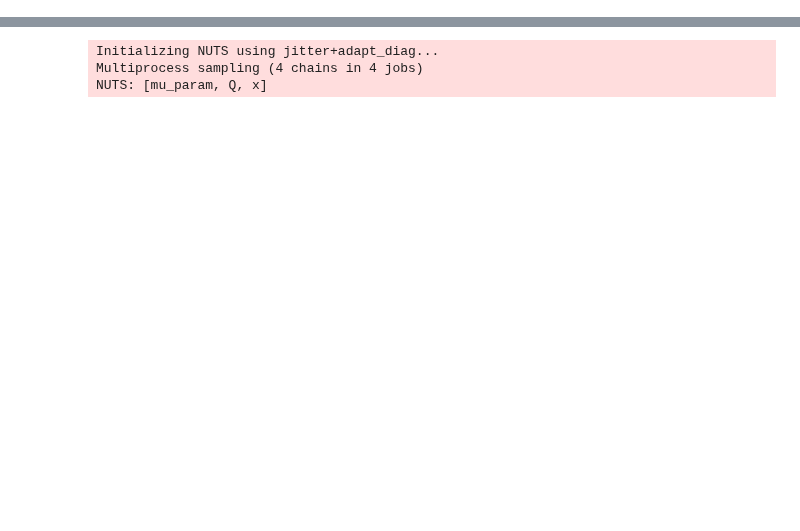
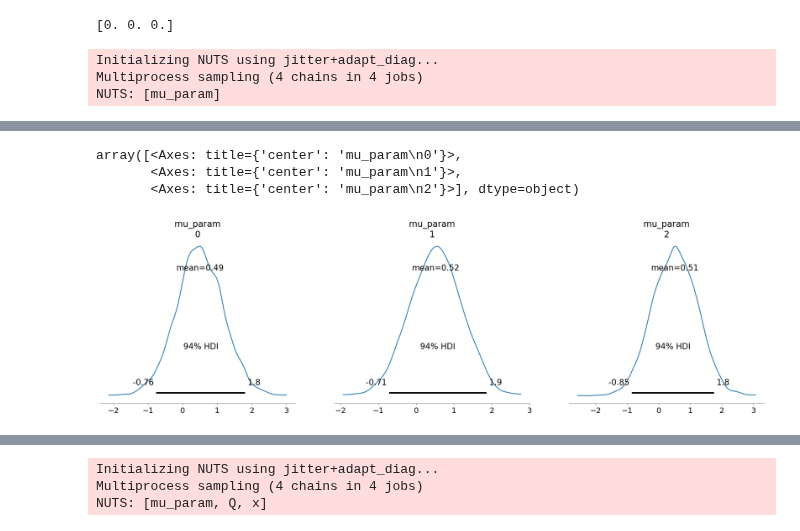
Before and after one commit to pymc-devs/pymc-extras, a Jupyter notebook: notebooks/INLA_testing.ipynb, the cells around one changed output, grey strips where cells are left out. Drawn from its saved outputs; the diff is of its cells as text; code cells hidden in the pictures; blank space fills up the shorter version.

Commit message:
tidied up MarginalLaplaceRV

```diff
--- a/notebooks/INLA_testing.ipynb
+++ b/notebooks/INLA_testing.ipynb
@@ -28,0 +202,9 @@ Reshape{4}.0
+# %%
+model_marg = marginalize(
+    model,
+    [x],
+    Q=Q_val,
+    temp_kwargs=[n, y_obs],
+    minimizer_kwargs={"method": "BFGS", "optimizer_kwargs": {"tol": 1e-8}},
+)
+pm.model_to_graphviz(model_marg, var_names=["y"])
@@ -28,0 +213,12 @@ Reshape{4}.0
+# %%
+print(mu_mu)
+
+with model_marg as m:
+    idata_marg = pm.sample()
+
+az.plot_posterior(idata_marg)
+# %% [output]
+[0. 0. 0.]
+Initializing NUTS using jitter+adapt_diag...
+Multiprocess sampling (4 chains in 4 jobs)
+NUTS: [mu_param]
@@ -28,0 +228,4 @@ Reshape{4}.0
+array([<Axes: title={'center': 'mu_param\n0'}>,
+       <Axes: title={'center': 'mu_param\n1'}>,
+       <Axes: title={'center': 'mu_param\n2'}>], dtype=object)
+[figure, added]
```
Also changed, not shown: parts of 16 cells of this notebook, 1 other file.
